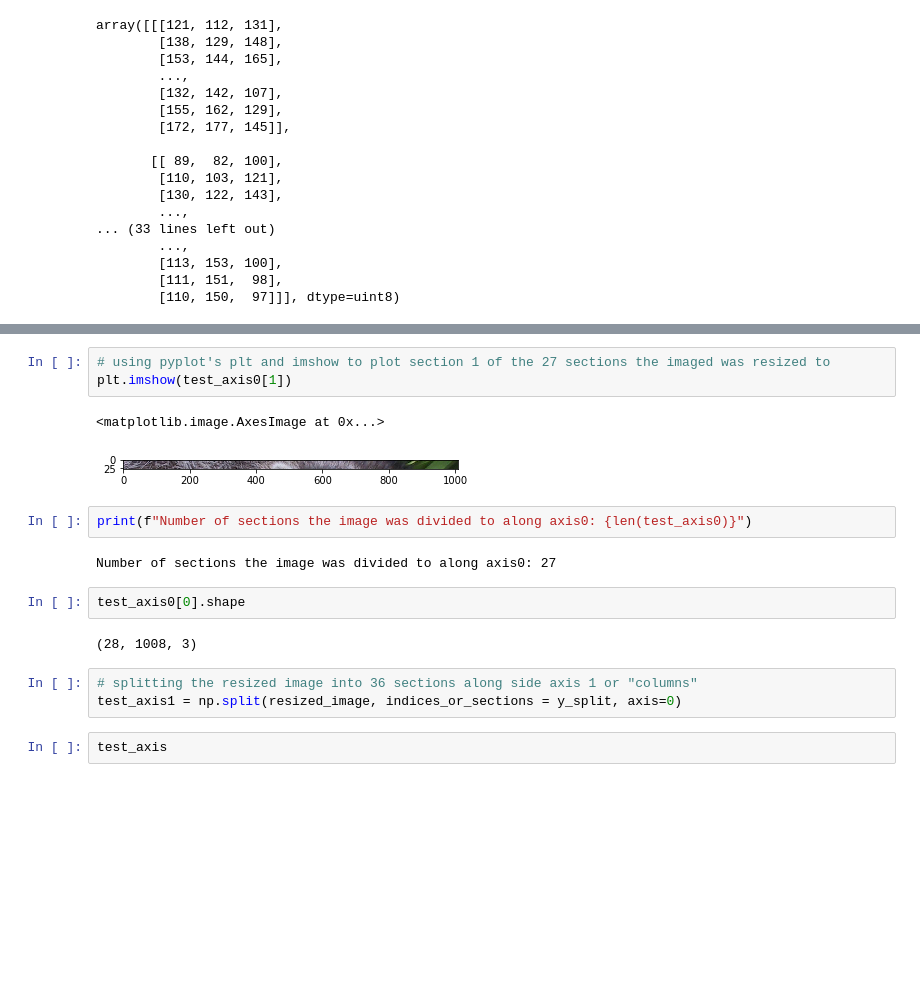
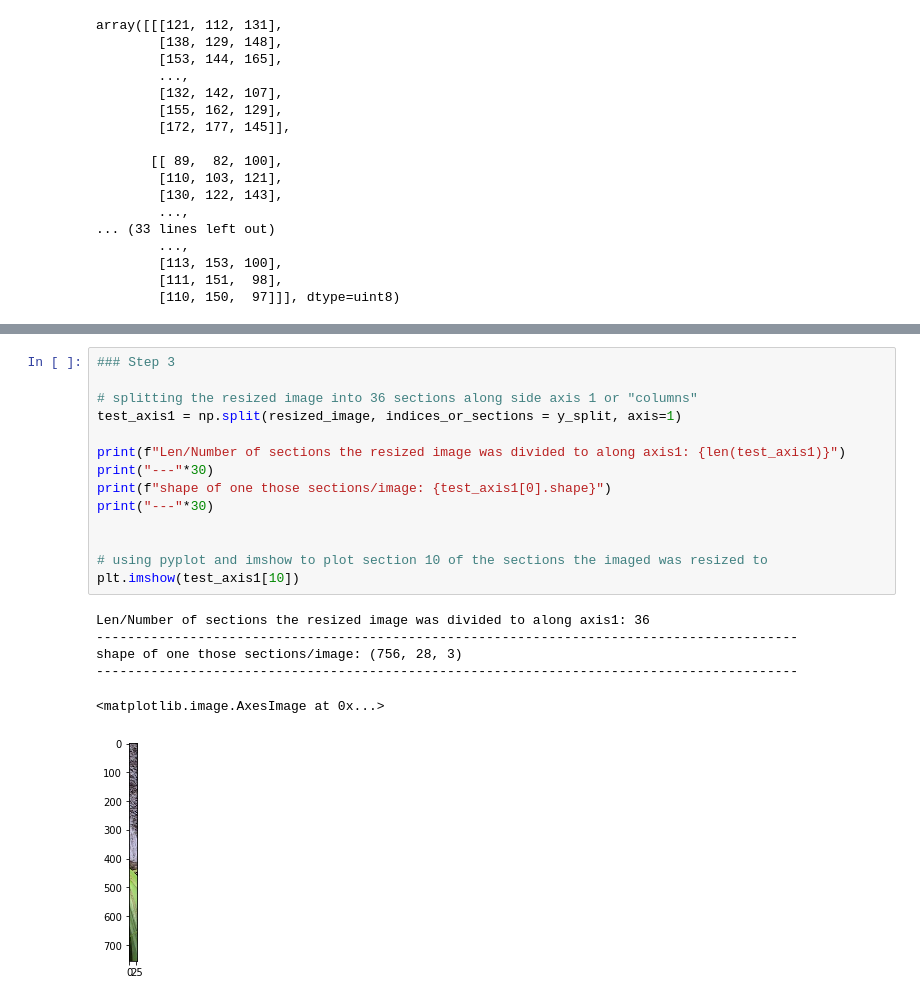
Before and after one commit to ziangzhang10/satellite-data-machine-learning, a Jupyter notebook: test-notebooks/image-cropper.ipynb, the cells around one changed output, grey strips where cells are left out. Saved outputs shown, nothing was run; the diff lists cells and outputs as text; blank space fills up the shorter version.

Commit message:
divided the image based on size

```diff
--- a/test-notebooks/image-cropper.ipynb
+++ b/test-notebooks/image-cropper.ipynb
@@ -115,19 +119,21 @@ test_axis0 = np.split(resized_image, indices_or_sections= x_split, axis=0)
-# %%
-# using pyplot's plt and imshow to plot section 1 of the 27 sections the imaged was resized to
-plt.imshow(test_axis0[1])
-# %% [output]
-<matplotlib.image.AxesImage at 0x...>
-[figure, removed]
-# %%
-print(f"Number of sections the image was divided to along axis0: {len(test_axis0)}")
-# %% [output]
-Number of sections the image was divided to along axis0: 27
-# %%
-test_axis0[0].shape
-# %% [output]
-(28, 1008, 3)
 # %%
+### Step 3
+
 # splitting the resized image into 36 sections along side axis 1 or "columns"
-test_axis1 = np.split(resized_image, indices_or_sections = y_split, axis=0)
+test_axis1 = np.split(resized_image, indices_or_sections = y_split, axis=1)
+
+print(f"Len/Number of sections the resized image was divided to along axis1: {len(test_axis1)}")
+print("---"*30)
+print(f"shape of one those sections/image: {test_axis1[0].shape}")
+print("---"*30)
+
+
+# using pyplot and imshow to plot section 10 of the sections the imaged was resized to
+plt.imshow(test_axis1[10])
+# %% [output]
+Len/Number of sections the resized image was divided to along axis1: 36
+------------------------------------------------------------------------------------------
+shape of one those sections/image: (756, 28, 3)
+------------------------------------------------------------------------------------------
+<matplotlib.image.AxesImage at 0x...>
+[figure, added]
-# %%
-test_axis
```
Also changed, not shown: parts of 15 cells of this notebook.
